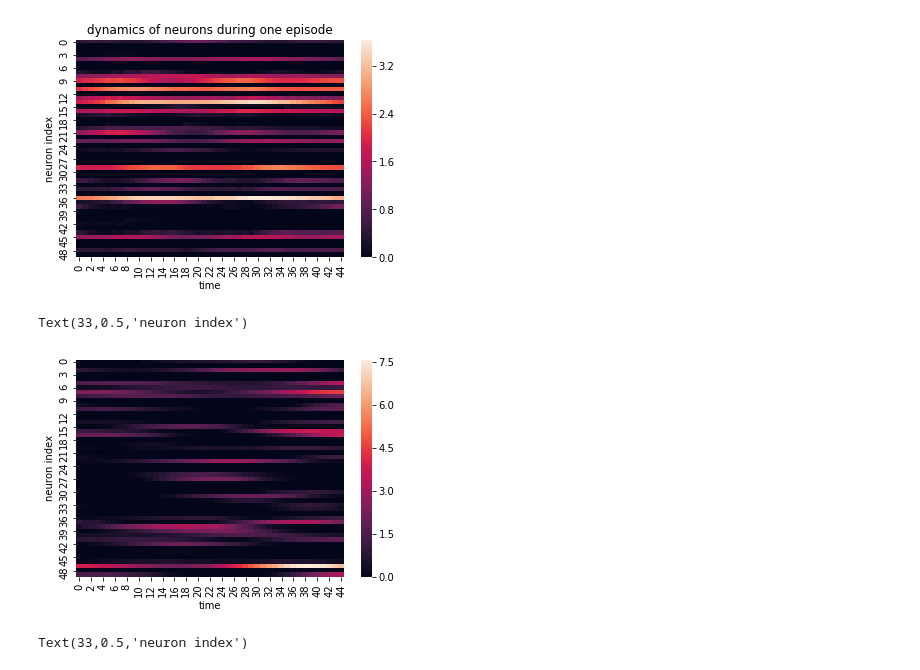
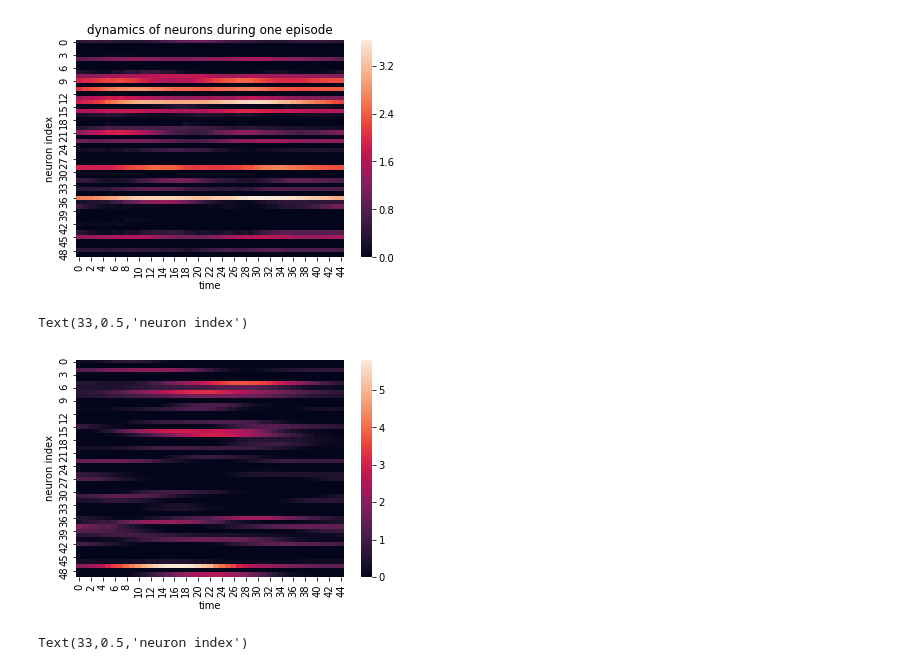
Before and after one commit to xkotaro/recurrent-memory, a Jupyter notebook: research_dynamics.ipynb, the cells around one changed output. Saved outputs shown, nothing was run; the diff lists cells and outputs as text; code cells hidden in the pictures.

```diff
--- a/research_dynamics.ipynb
+++ b/research_dynamics.ipynb
@@ -18,9 +18,9 @@ torch.manual_seed(1)
 device = torch.device("cuda" if use_cuda else "cpu")
 print(device)
 
-model = RecurrentNetContinual(n_in=200, n_hid=200, n_out=1,
+model = RecurrentNetContinual(n_in=200, n_hid=300, n_out=1,
                                   t_constant=0.3, use_cuda=use_cuda).to(device)
-model.load_state_dict(torch.load('./work/04012148_recurrent_memory_fix_inmatrix_pos_neg_epoch_100.pth', map_location='cpu'))
+model.load_state_dict(torch.load('./work/04011922_recurrent_memory_fix_inmatrix_pos_neg_epoch_40.pth', map_location='cpu'))
 # %% [output]
 cpu
 # %%
@@ -42,7 +42,7 @@ targets = np.array(targets)
 signals = torch.from_numpy(signals)
 targets = torch.from_numpy(targets)
 
-hidden = torch.zeros(1, 200, requires_grad=False)
+hidden = torch.zeros(1, 300, requires_grad=False)
 hidden = hidden.to(device)
 
 signals = signals.float()
@@ -165,12 +165,12 @@ plt.savefig('dynamics2.png')
 # %% [output]
 [figure]
 # %%
-sns.heatmap(hidden_list.data.numpy()[0].T[0:50, 810:855])
+sns.heatmap(hidden_list.data.numpy()[0].T[0:50, 90:135])
 plt.xlabel('time')
 plt.ylabel('neuron index')
 # %% [output]
 Text(33,0.5,'neuron index')
-[figure, old version]
+[figure, new version]
 # %%
 sns.heatmap(hidden_list.data.numpy()[0].T[0:50, 45:90]- hidden_list.data.numpy()[0].T[0:50, 810:855])
 plt.xlabel('time')
```
Also changed, not shown: parts of 7 cells of this notebook, 2 other files.
